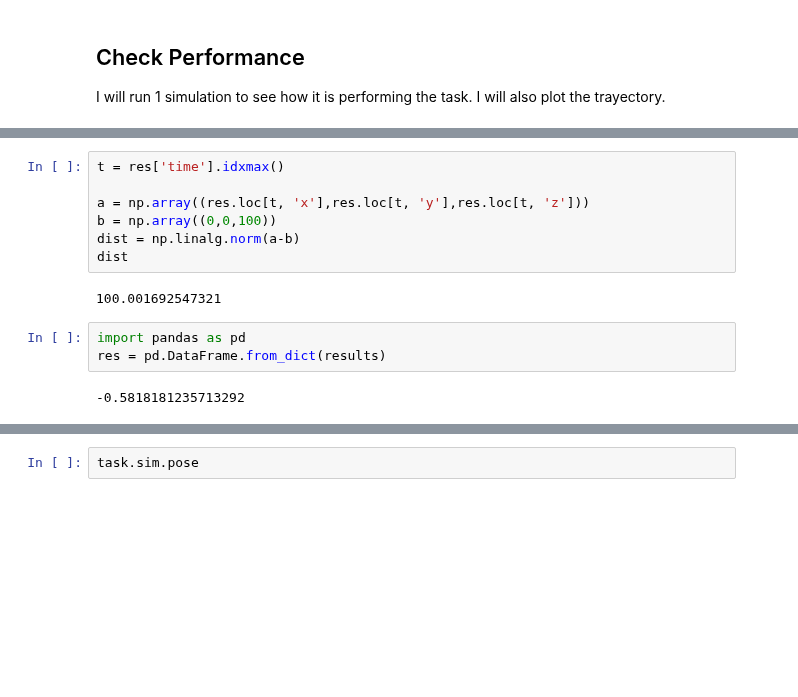
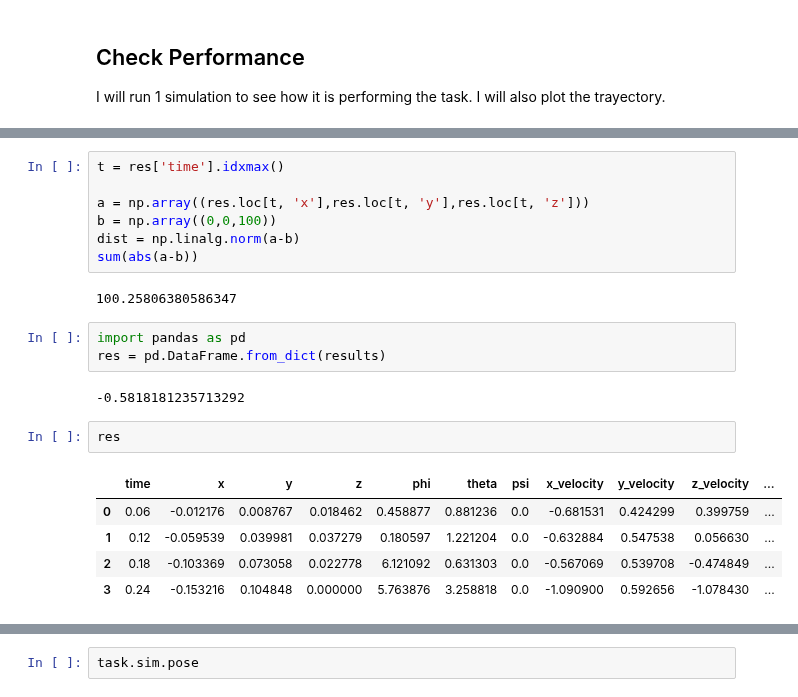
Before and after one commit to falrrema/ML_Nanodegree, a Jupyter notebook: P6_Quadcopter/Quadcopter_Project.ipynb, the cells around one changed output, grey strips where cells are left out. Drawn from its saved outputs; the diff is of its cells as text; blank space fills up the shorter version.

```diff
--- a/P6_Quadcopter/Quadcopter_Project.ipynb
+++ b/P6_Quadcopter/Quadcopter_Project.ipynb
@@ -340,12 +344,20 @@ t = res['time'].idxmax()
 a = np.array((res.loc[t, 'x'],res.loc[t, 'y'],res.loc[t, 'z']))
 b = np.array((0,0,100))
 dist = np.linalg.norm(a-b)
-dist
+sum(abs(a-b))
 # %% [output]
-100.001692547321
+100.25806380586347
 # %%
 import pandas as pd
 res = pd.DataFrame.from_dict(results)
 # %% [output]
 -0.5818181235713292
+# %%
+res
+# %% [output]
+|  | time | x | y | z | phi | theta | psi | x_velocity | y_velocity | z_velocity | ... |
+| 0 | 0.06 | -0.012176 | 0.008767 | 0.018462 | 0.458877 | 0.881236 | 0.0 | -0.681531 | 0.424299 | 0.399759 | ... |
+| 1 | 0.12 | -0.059539 | 0.039981 | 0.037279 | 0.180597 | 1.221204 | 0.0 | -0.632884 | 0.547538 | 0.056630 | ... |
+| 2 | 0.18 | -0.103369 | 0.073058 | 0.022778 | 6.121092 | 0.631303 | 0.0 | -0.567069 | 0.539708 | -0.474849 | ... |
+| 3 | 0.24 | -0.153216 | 0.104848 | 0.000000 | 5.763876 | 3.258818 | 0.0 | -1.090900 | 0.592656 | -1.078430 | ... |
 # %%
```
Also changed, not shown: parts of 6 cells of this notebook, 1 other file.
